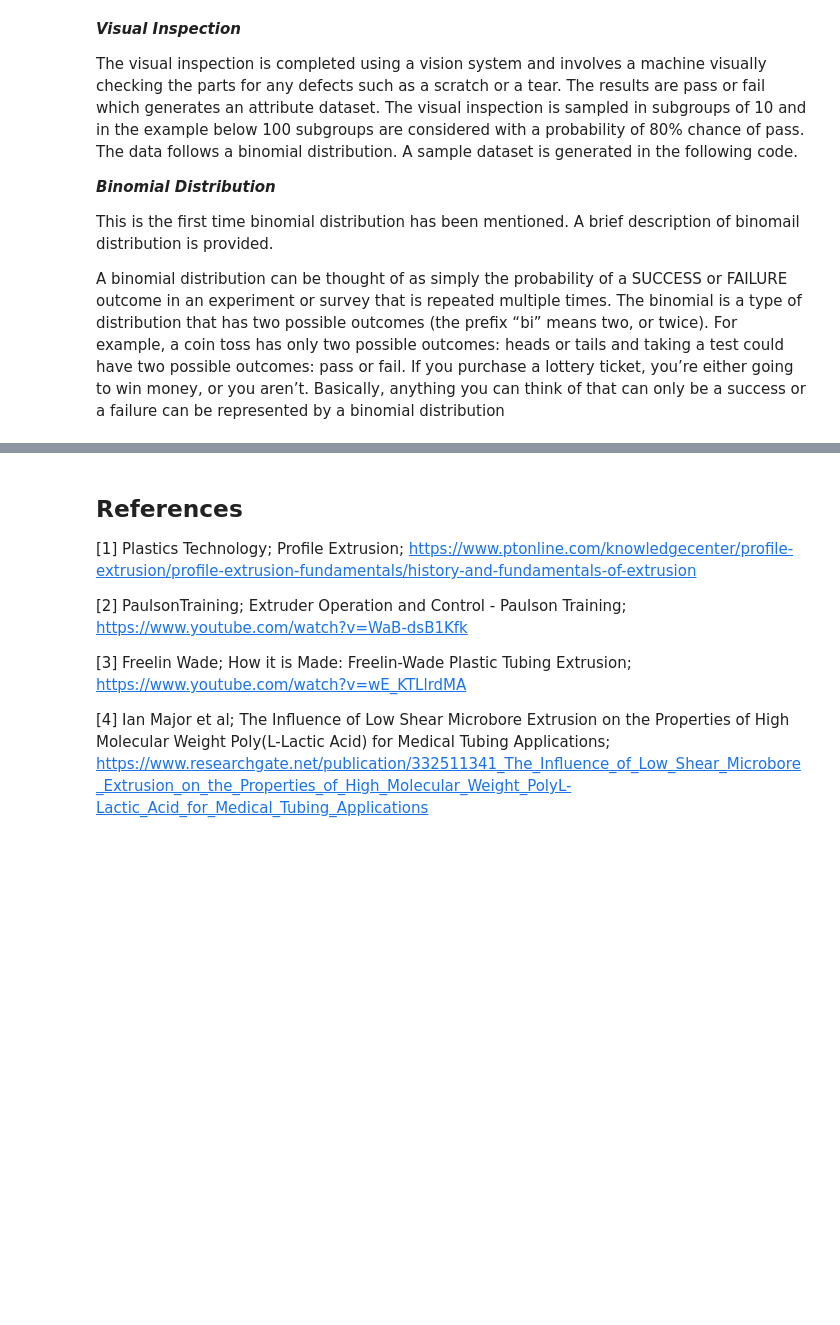
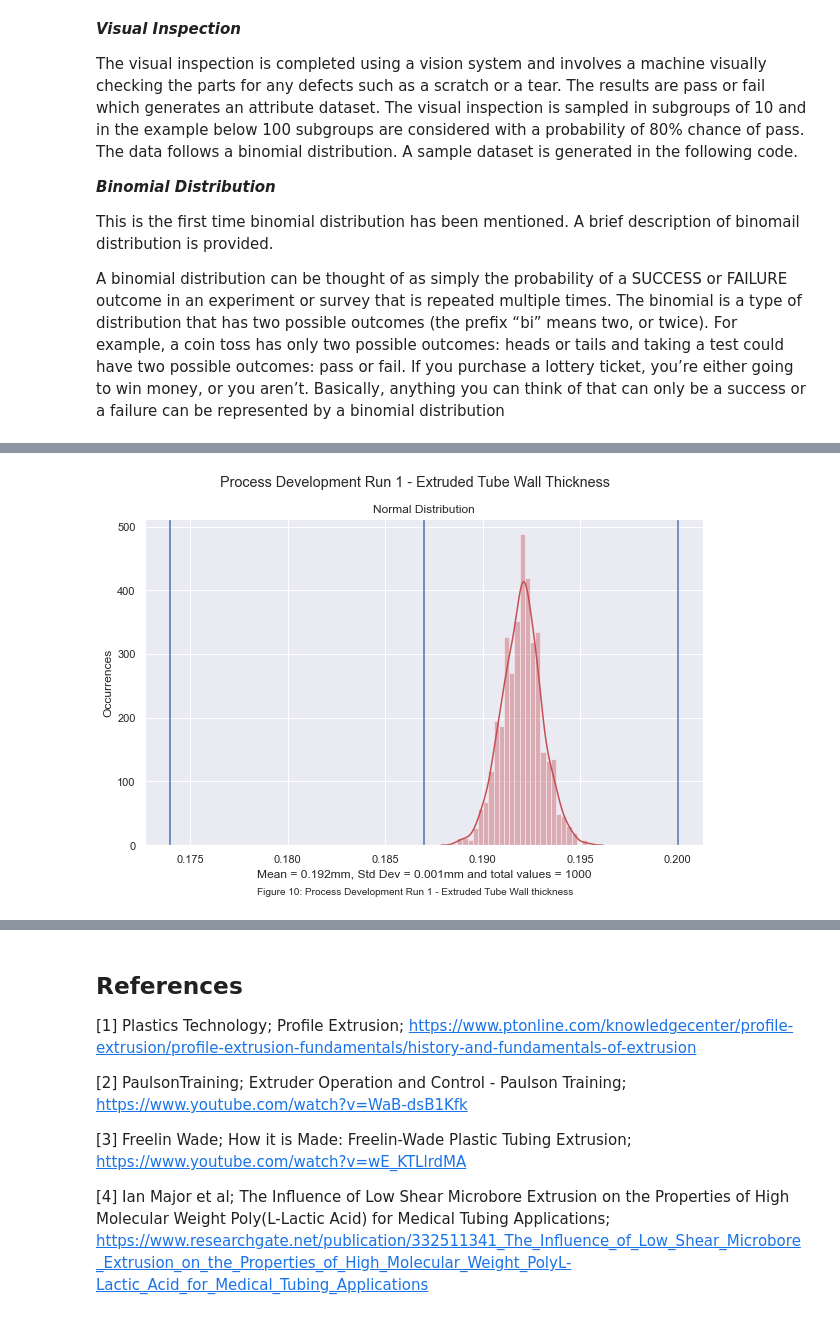
Before and after one commit to KeithQuinn/Project_2020_Programming-for-Data-Analysis, a Jupyter notebook: Project_2020_Programming-for-Data-Analysis.ipynb, the cells around one changed output, grey strips where cells are left out. Cells and saved outputs as stored; diff of their text form; code cells hidden in the pictures; blank space fills up the shorter version.

```diff
--- a/Project_2020_Programming-for-Data-Analysis.ipynb
+++ b/Project_2020_Programming-for-Data-Analysis.ipynb
@@ -288,0 +335,21 @@ The first step is to start extruding. Using existing tooling, historical knowled
+# %%
+dev1_wall_loc = 0.192 # mean
+dev1_wall_scale = 0.001 # standard deviation
+dev1_wall_size = 1000 # number of values
+
+dev1_wall_normal_data = np.random.normal(dev1_wall_loc, dev1_wall_scale, dev1_wall_size) # generate a data set that follows a normal distribution
+
+plt.figure(figsize=(10, 6)) # figure size
+plt.title('Normal Distribution') # title
+plt.suptitle('Process Development Run 1 - Extruded Tube Wall Thickness') # subtitle
+plt.axvline(x=0.174)
+plt.axvline(x=0.187)
+plt.axvline(x=0.2)
+plt.xlabel(f'Mean = {dev1_wall_loc}mm, Std Dev = {dev1_wall_scale}mm and total values = {dev1_wall_size}') # xlabel
+plt.ylabel('Occurrences') # ylabel
+sns.distplot(a=dev1_wall_normal_data, hist=True, kde=True, color='r')
+txt="Figure 10: Process Development Run 1 - Extruded Tube Wall thickness" # create caption
+plt.figtext(0.5, 0.01, txt, wrap=True, horizontalalignment='center', fontsize=10) # locate caption
+plt.show() # show histogram
+# %% [output]
+[figure, added]
```
Also changed, not shown: parts of 28 cells of this notebook.
